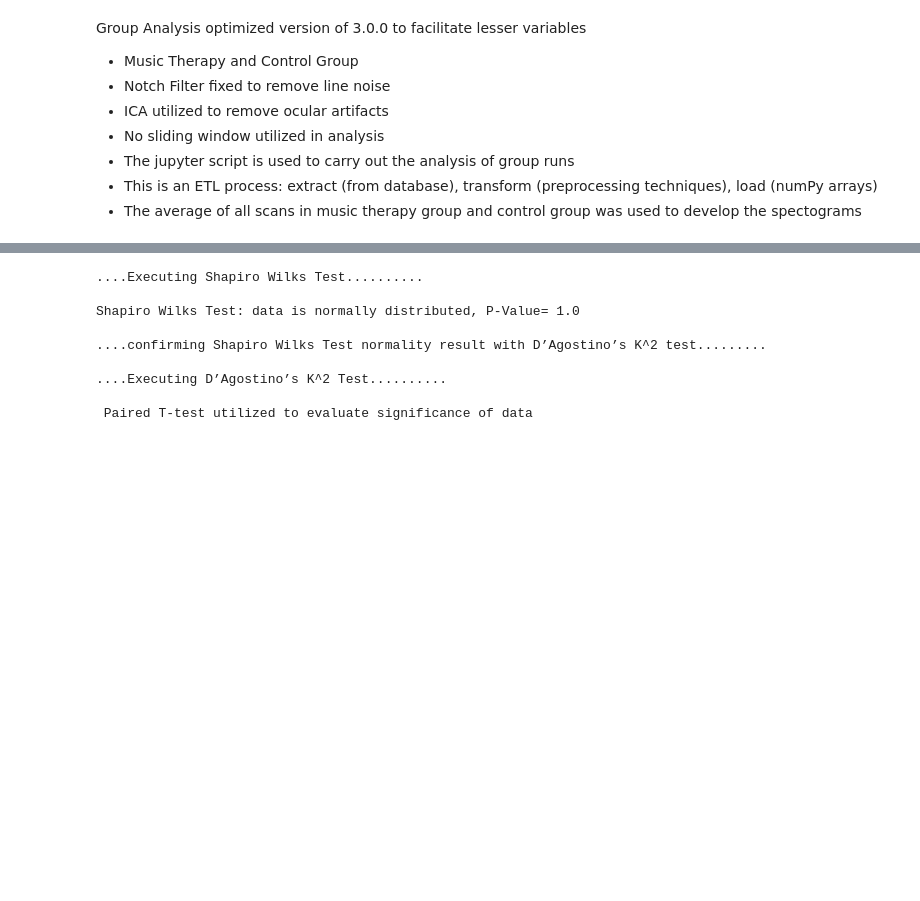
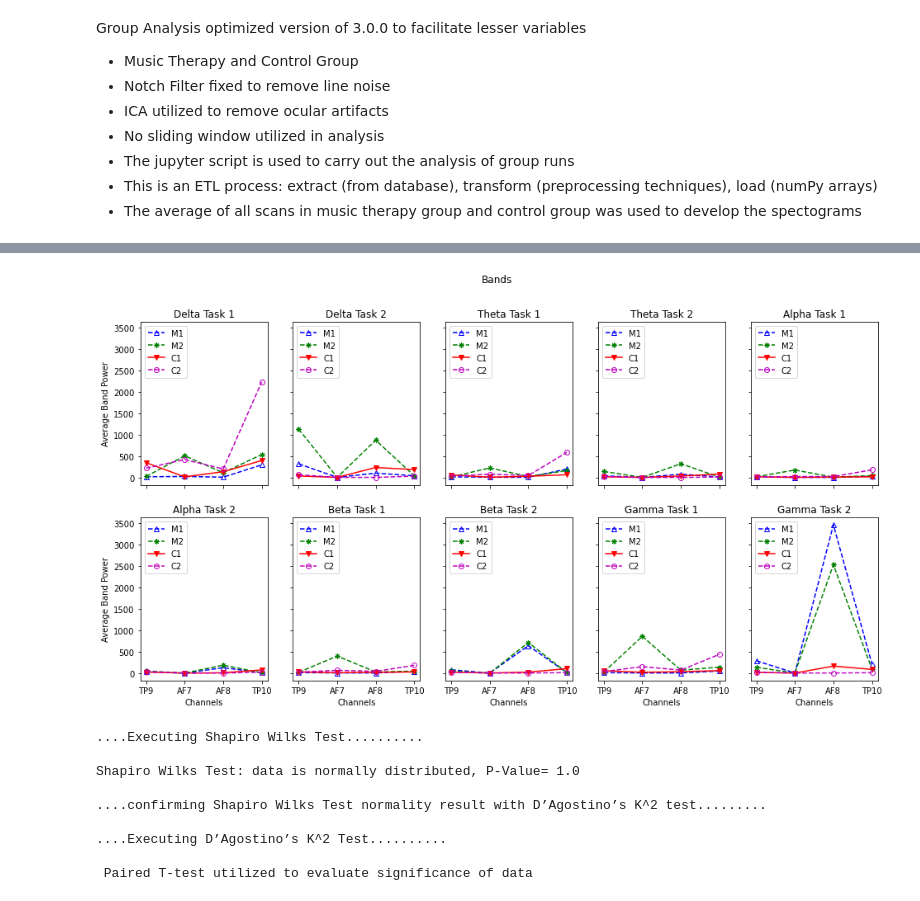
Before and after one commit to iggy96/eegMusicTherapy, a Jupyter notebook: grpRuns_v3.0.1.ipynb, the cells around one changed output, grey strips where cells are left out. Drawn from its saved outputs; the diff is of its cells as text; code cells hidden in the pictures; blank space fills up the shorter version.

```diff
--- a/grpRuns_v3.0.1.ipynb
+++ b/grpRuns_v3.0.1.ipynb
@@ -299,12 +129,7 @@ spectogramPlot((np.hstack((avg_C21,avg_C22))),cfg.fs,cfg.nfft,cfg.noverlap,(15,8
 # %%
 # compute power spectrum of each window per channel
-delta_low = cfg.brainwaves['delta'][0]
-delta_high = cfg.brainwaves['delta'][1]
-theta_low = cfg.brainwaves['theta'][0]
-theta_high = cfg.brainwaves['theta'][1]
-alpha_low = cfg.brainwaves['alpha'][0]
-alpha_high = cfg.brainwaves['alpha'][1]
-beta_low = cfg.brainwaves['beta'][0]
-beta_high = cfg.brainwaves['beta'][1]
-gamma_low = cfg.brainwaves['gamma'][0]
-gamma_high = cfg.brainwaves['gamma'][1]
+delta_low,delta_high = cfg.brainwaves['delta'][0],cfg.brainwaves['delta'][1]
+theta_low,theta_high = cfg.brainwaves['theta'][0],cfg.brainwaves['theta'][1]
+alpha_low,alpha_high = cfg.brainwaves['alpha'][0],cfg.brainwaves['alpha'][1]
+beta_low,beta_high = cfg.brainwaves['beta'][0],cfg.brainwaves['beta'][1]
+gamma_low,gamma_high = cfg.brainwaves['gamma'][0],cfg.brainwaves['gamma'][1]
@@ -626,3 +196,22 @@ bandpowerPlots(cfg.channels,[gamma_M21,gamma_M22,gamma_C21,gamma_C22],'Gamma Tas
+# %%
+#   BandPower Plots: Channels x Groups x Tasks
+stackBands = np.dstack((np.asarray([np.mean(delta_M11,axis=0),np.mean(delta_M12,axis=0),np.mean(delta_C11,axis=0),np.mean(delta_C12,axis=0)]),
+                        np.asarray([np.mean(delta_M21,axis=0),np.mean(delta_M22,axis=0),np.mean(delta_C21,axis=0),np.mean(delta_C22,axis=0)]),
+                        np.asarray([np.mean(theta_M11,axis=0),np.mean(theta_M12,axis=0),np.mean(theta_C11,axis=0),np.mean(theta_C12,axis=0)]),
+                        np.asarray([np.mean(theta_M21,axis=0),np.mean(theta_M22,axis=0),np.mean(theta_C21,axis=0),np.mean(theta_C22,axis=0)]),
+                        np.asarray([np.mean(alpha_M11,axis=0),np.mean(alpha_M12,axis=0),np.mean(alpha_C11,axis=0),np.mean(alpha_C12,axis=0)]),
+                        np.asarray([np.mean(alpha_M21,axis=0),np.mean(alpha_M22,axis=0),np.mean(alpha_C21,axis=0),np.mean(alpha_C22,axis=0)]),
+                        np.asarray([np.mean(beta_M11,axis=0),np.mean(beta_M12,axis=0),np.mean(beta_C11,axis=0),np.mean(beta_C12,axis=0)]),
+                        np.asarray([np.mean(beta_M21,axis=0),np.mean(beta_M22,axis=0),np.mean(beta_C21,axis=0),np.mean(beta_C22,axis=0)]),
+                        np.asarray([np.mean(gamma_M11,axis=0),np.mean(gamma_M12,axis=0),np.mean(gamma_C11,axis=0),np.mean(gamma_C12,axis=0)]),
+                        np.asarray([np.mean(gamma_M21,axis=0),np.mean(gamma_M22,axis=0),np.mean(gamma_C21,axis=0),np.mean(gamma_C22,axis=0)])))
+stackBands = np.transpose(stackBands,(2,0,1))
+subTitles = ['Delta Task 1','Delta Task 2','Theta Task 1',
+                'Theta Task 2','Alpha Task 1','Alpha Task 2',
+                'Beta Task 1','Beta Task 2','Gamma Task 1','Gamma Task 2']
+bandPowerPlots(cfg.channels,stackBands,(16,8),subTitles,title='Bands',label=['M1','M2','C1','C2'])
+# %% [output]
+[figure, added]
 # %%
 #   compute average delta band power for both music therapy and control group
 data_pre = np.vstack((delta_M11,delta_M12,delta_C11,delta_C12,delta_M21,delta_M22,delta_C21,delta_C22,
```
Also changed, not shown: parts of 21 cells of this notebook.
